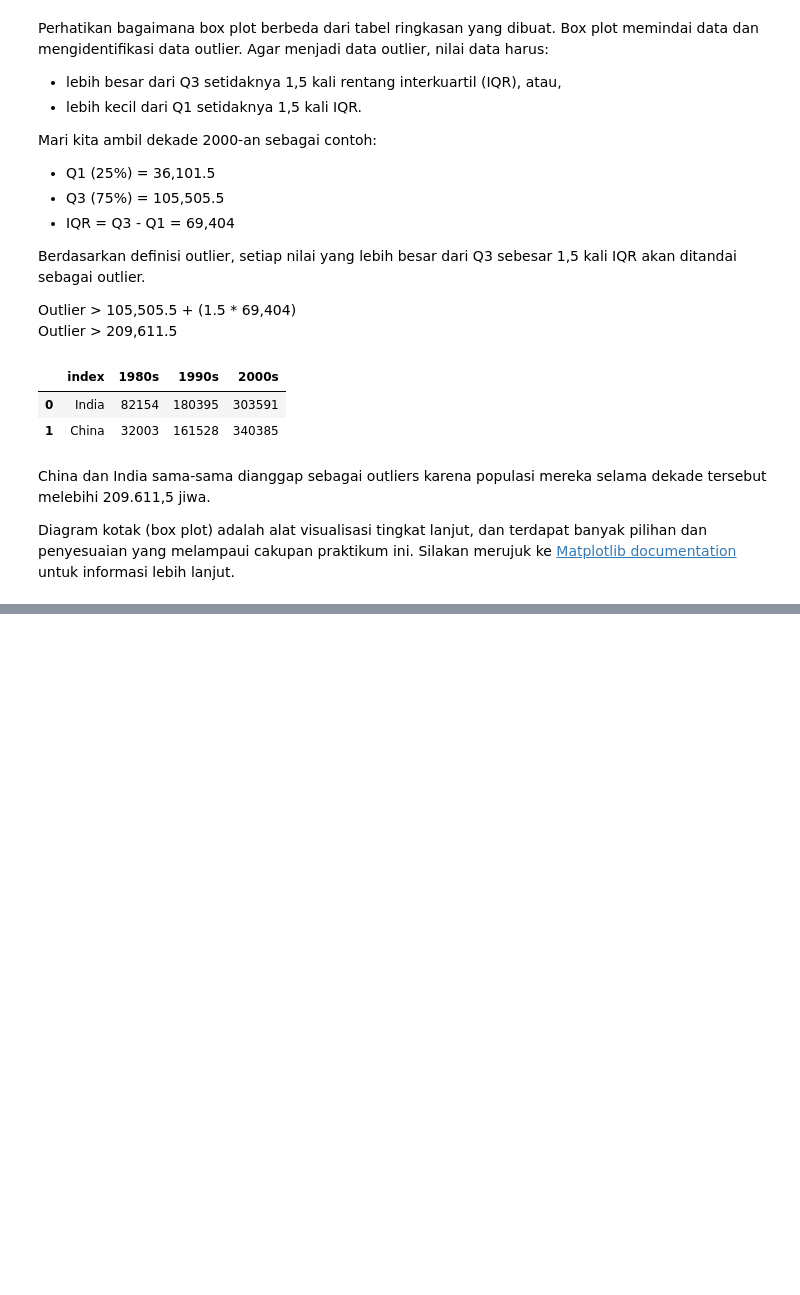
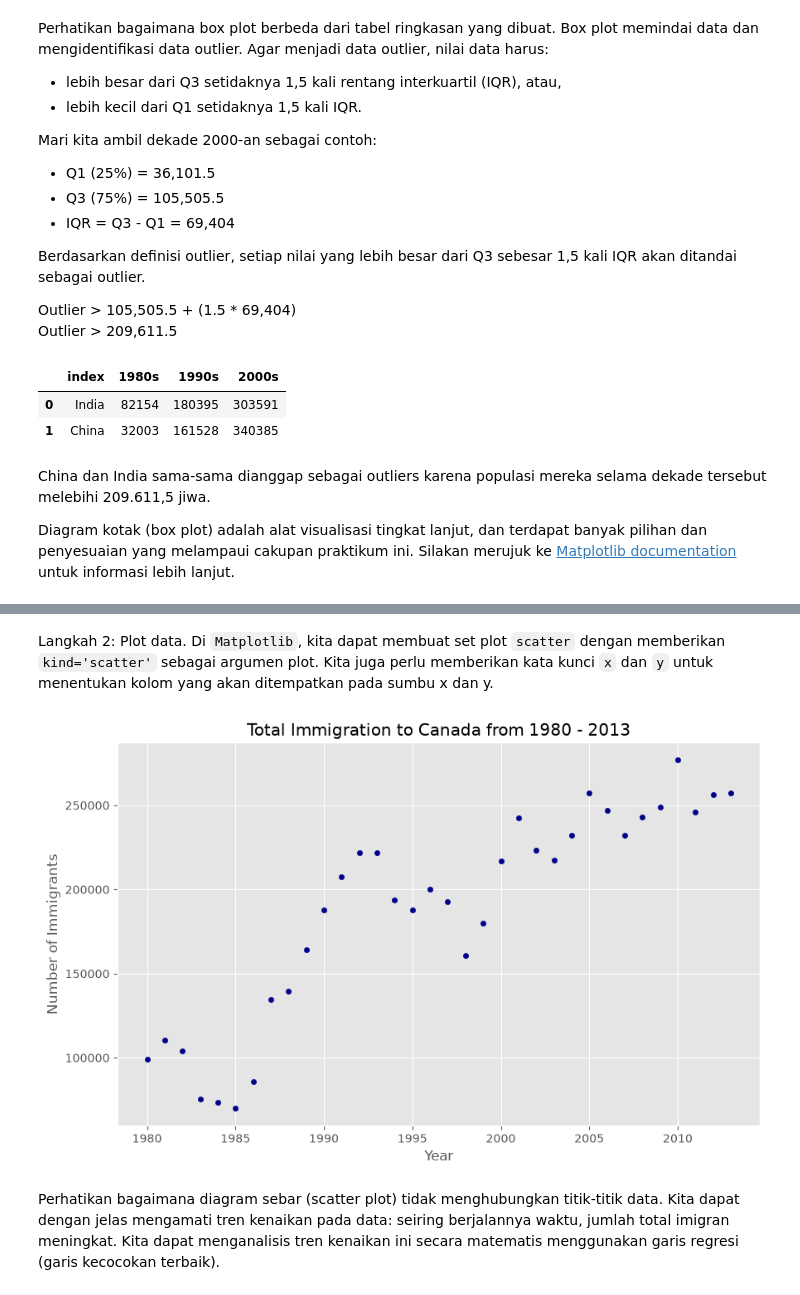
Before and after one commit to jagadhita28/ibm-data-visualization-python, a Jupyter notebook: module-2-basic-specialized-tools/notebooks/03_specialized_visualization_tools.ipynb, the cells around one changed output, grey strips where cells are left out. Cells and saved outputs as stored; diff of their text form; code cells hidden in the pictures; blank space fills up the shorter version.

Commit message:
Add module 2: creating scatter plot with matplotlib

```diff
--- a/module-2-basic-specialized-tools/notebooks/03_specialized_visualization_tools.ipynb
+++ b/module-2-basic-specialized-tools/notebooks/03_specialized_visualization_tools.ipynb
@@ -533,0 +544,15 @@ Diagram kotak (box plot) adalah alat visualisasi tingkat lanjut, dan terdapat ba
+# %%
+# Kita dapat menggunakan metode sum() untuk mendapatkan total populasi per tahun
+df_total = pd.DataFrame(df_canada[years].sum(axis=0))
+# %%
+# Ubah tahun menjadi tipe int (berguna untuk regresi di kemudian hari)
+df_total.index = map(int, df_total.index)
+# %%
+# Mengatur ulang indeks untuk memasukkannya kembali sebagai kolom dalam dataframe df_tot
+df_total.reset_index(inplace=True)
+# %%
+# Mengganti nama kolom
+df_total.columns = ["years", "total"]
+
+# Lia dataframe terakhir
+df_total.head()
@@ -533,0 +566,15 @@ Diagram kotak (box plot) adalah alat visualisasi tingkat lanjut, dan terdapat ba
+# %% [markdown]
+Langkah 2: Plot data. Di `Matplotlib`, kita dapat membuat set plot `scatter` dengan memberikan `kind='scatter'` sebagai argumen plot. Kita juga perlu memberikan kata kunci `x` dan `y` untuk menentukan kolom yang akan ditempatkan pada sumbu x dan y.
+# %%
+df_total.plot(kind="scatter", x="years", y="total", figsize=(10, 6), color="darkblue")
+
+plt.title("Total Immigration to Canada from 1980 - 2013")
+plt.xlabel("Year")
+plt.ylabel("Number of Immigrants")
+
+plt.savefig("../outputs/scatter_plot_total_immigrants.png", dpi=200, bbox_inches="tight")
+plt.show()
+# %% [output]
+[figure, added]
+# %% [markdown]
+Perhatikan bagaimana diagram sebar (scatter plot) tidak menghubungkan titik-titik data. Kita dapat dengan jelas mengamati tren kenaikan pada data: seiring berjalannya waktu, jumlah total imigran meningkat. Kita dapat menganalisis tren kenaikan ini secara matematis menggunakan garis regresi (garis kecocokan terbaik).
```
Also changed, not shown: parts of 16 cells of this notebook, 3 other files.
